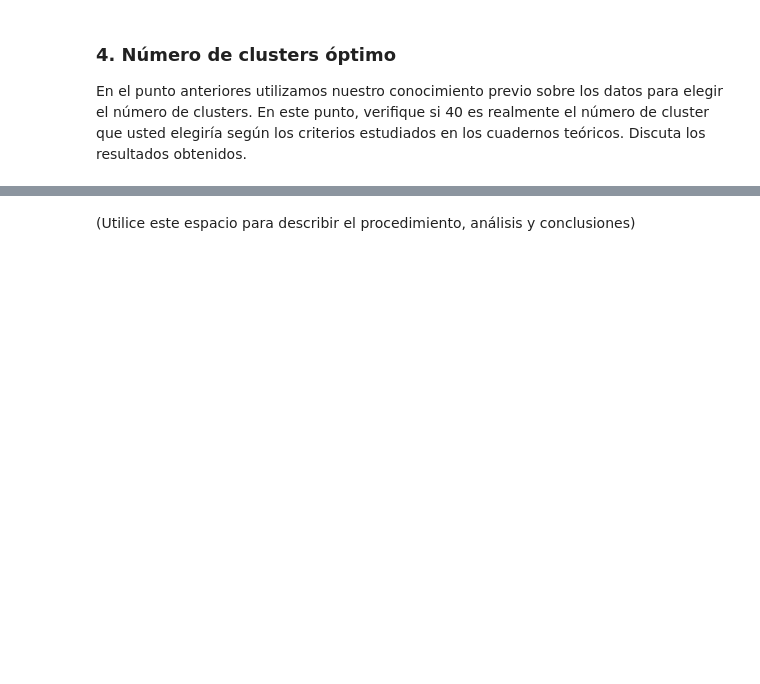
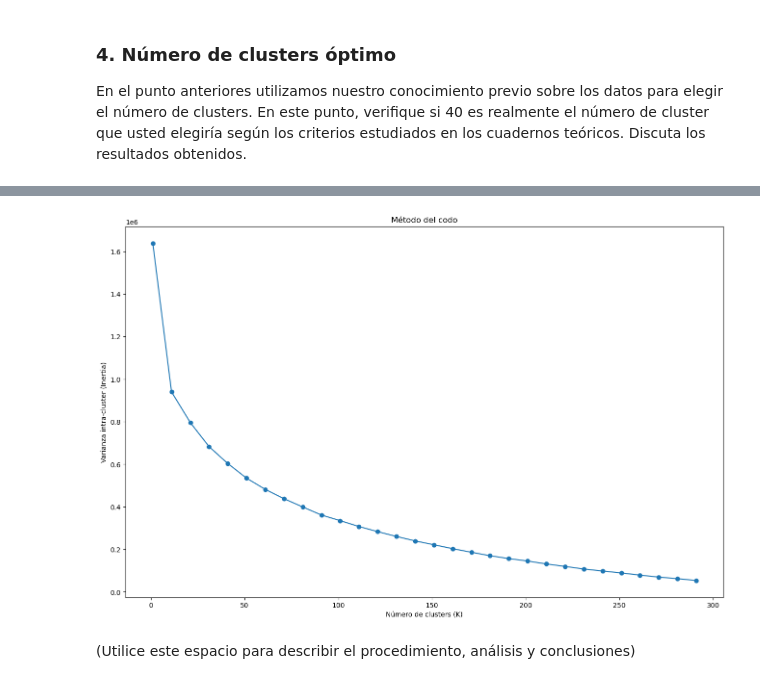
Before and after one commit to DanielEMontero/MIAD_ANS_202514, a Jupyter notebook: Semana 3/DM-S3_LC_Taller_Kmeans_Kmedoids.ipynb, the cells around one changed output, grey strips where cells are left out. Saved outputs shown, nothing was run; the diff lists cells and outputs as text; code cells hidden in the pictures; blank space fills up the shorter version.

```diff
--- a/Semana 3/DM-S3_LC_Taller_Kmeans_Kmedoids.ipynb
+++ b/Semana 3/DM-S3_LC_Taller_Kmeans_Kmedoids.ipynb
@@ -253,2 +416,11 @@ En el punto anteriores utilizamos nuestro conocimiento previo sobre los datos pa
+# %%
+plt.figure(figsize=(16,10))
+plt.plot(range(1, 301, 10), varianza_intra_cluster, marker='o')
+plt.xlabel('Número de clusters (K)')
+plt.ylabel('Varianza intra-cluster (Inertia)')
+plt.title("Método del codo")
+plt.show()
+# %% [output]
+[figure, added]
 # %% [markdown]
 (Utilice este espacio para describir el procedimiento, análisis y conclusiones)
```
Also changed, not shown: parts of 15 cells of this notebook.
